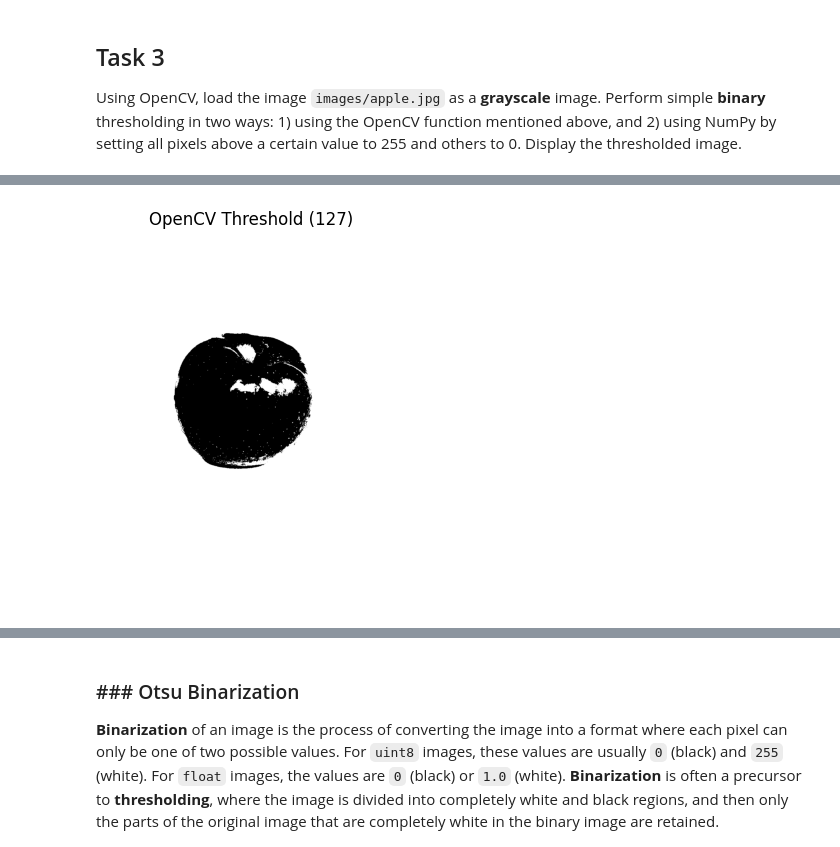
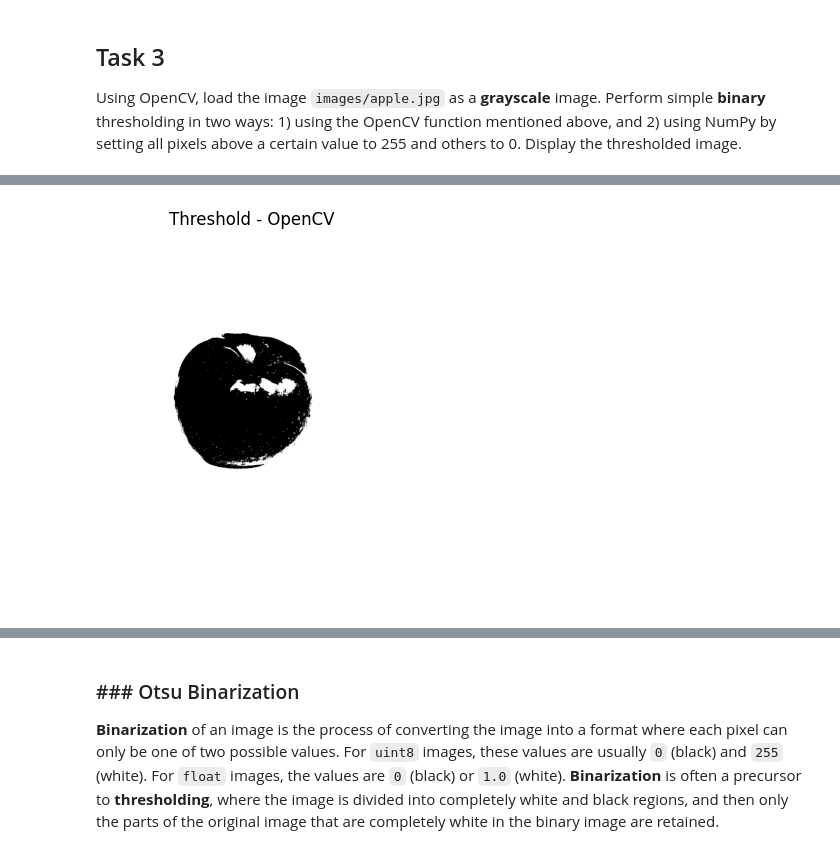
Before and after one commit to CavarStana/Racunalni_vid_LV, a Jupyter notebook: lab3.ipynb, the cells around one changed output, grey strips where cells are left out. Saved outputs shown, nothing was run; the diff lists cells and outputs as text; code cells hidden in the pictures.

```diff
--- a/lab3.ipynb
+++ b/lab3.ipynb
@@ -107,3 +105,12 @@ documentation](http://docs.opencv.org/doc/tutorials/imgproc/threshold/threshold.
 ## Task 3
 
 Using OpenCV, load the image `images/apple.jpg` as a **grayscale** image. Perform simple **binary** thresholding in two ways: 1) using the OpenCV function mentioned above, and 2) using NumPy by setting all pixels above a certain value to 255 and others to 0. Display the thresholded image.
+# %%
+# učitaj sliku kao grayscale
+img = cv.imread('images/apple.jpg', cv.IMREAD_GRAYSCALE)
+
+# provjera
+plt.imshow(img, cmap='gray')
+plt.title('Original grayscale')
+plt.axis('off')
+plt.show()
@@ -110,20 +119,12 @@ Using OpenCV, load the image `images/apple.jpg` as a **grayscale** image. Perfor
 # %%
-# učitaj sliku u grayscale
-img = cv.imread("images/apple.jpg", 0)
+# threshold vrijednost
+threshold_value = 127
 
-if img is None:
-    print("Greška: slika nije učitana!")
-else:
-    # threshold vrijednost
-    thresh_value = 127
+_, thresh_cv = cv.threshold(img, threshold_value, 255, cv.THRESH_BINARY)
 
-    # OpenCV binary threshold
-    _, img_thresh = cv.threshold(img, thresh_value, 255, cv.THRESH_BINARY)
-
-    # prikaz
-    plt.imshow(img_thresh, cmap='gray')
-    plt.title("OpenCV Threshold (127)")
-    plt.axis('off')
-    plt.show()
+plt.imshow(thresh_cv, cmap='gray')
+plt.title('Threshold - OpenCV')
+plt.axis('off')
+plt.show()
 # %% [output]
-[figure, old version]
+[figure, new version]
```
Also changed, not shown: parts of 12 cells of this notebook.
